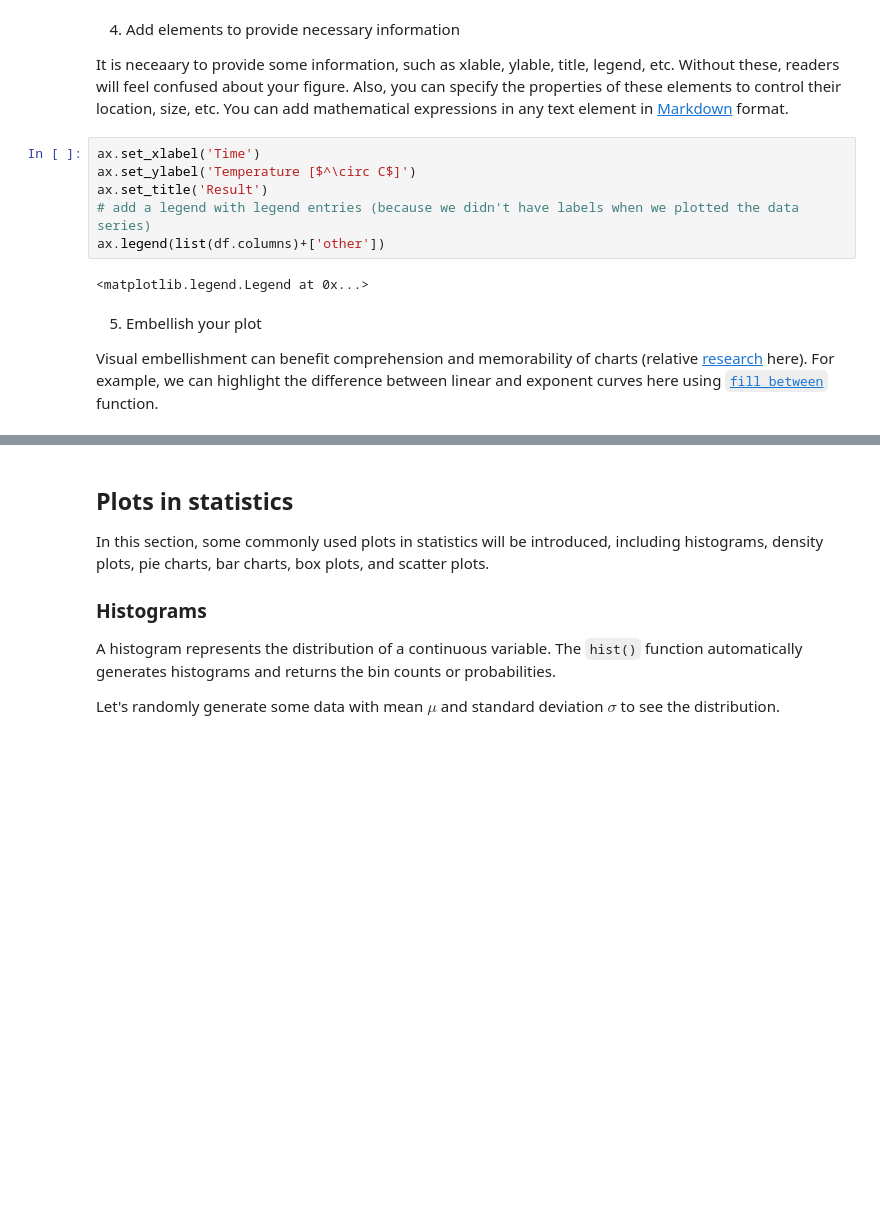
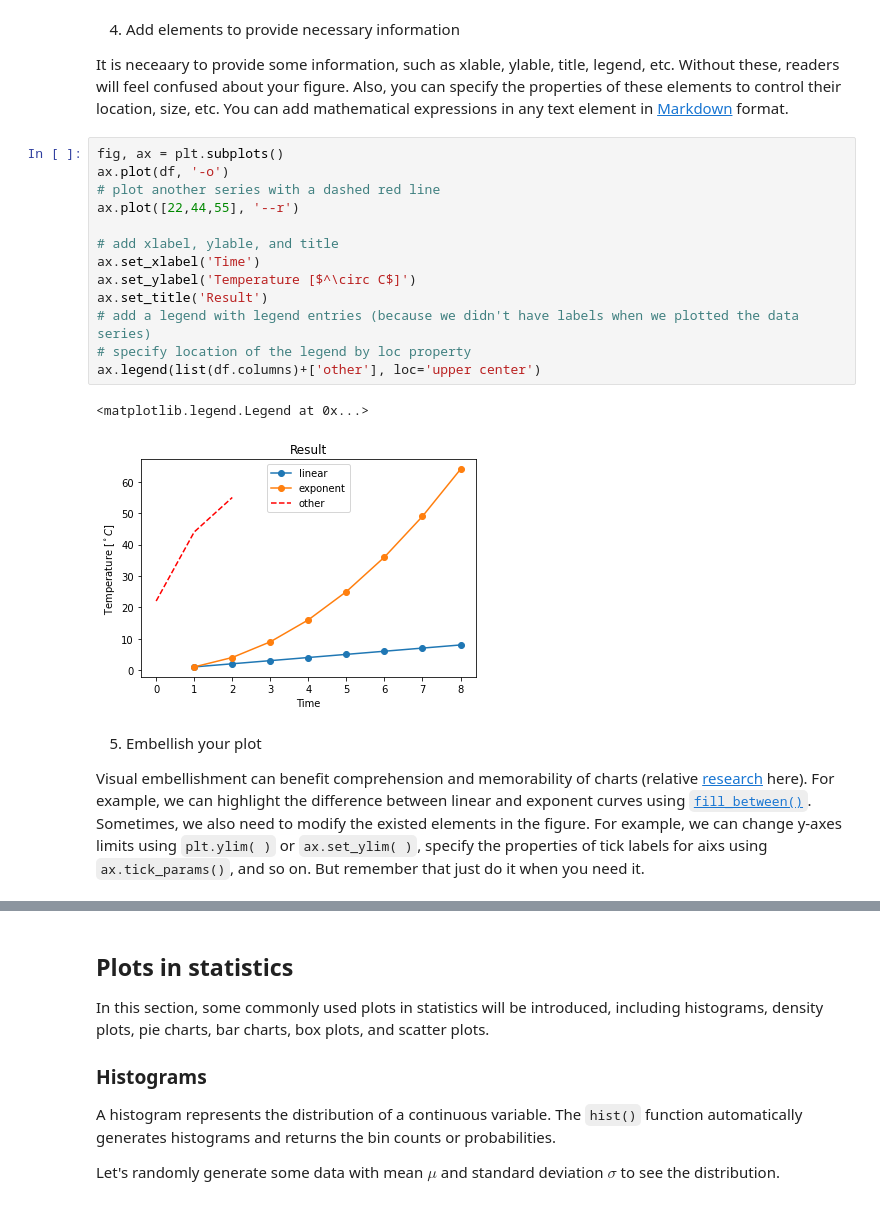
Before and after one commit to XiaogangHe/python-climate-visuals, a Jupyter notebook: chapters/data-visuals/matplotlib-basic.ipynb, the cells around one changed output, grey strips where cells are left out. Saved outputs shown, nothing was run; the diff lists cells and outputs as text; blank space fills up the shorter version.

```diff
--- a/chapters/data-visuals/matplotlib-basic.ipynb
+++ b/chapters/data-visuals/matplotlib-basic.ipynb
@@ -201,15 +190,23 @@ ax.plot([22,44,55], '--r')
 It is neceaary to provide some information, such as xlable, ylable, title, legend, etc. Without these, readers will feel confused about your figure.
 Also, you can specify the properties of these elements to control their location, size, etc. You can add mathematical expressions in any text element in [Markdown](https://www.markdownguide.org/) format.
 # %%
+fig, ax = plt.subplots()
+ax.plot(df, '-o')
+# plot another series with a dashed red line
+ax.plot([22,44,55], '--r')
+
+# add xlabel, ylable, and title
 ax.set_xlabel('Time')
 ax.set_ylabel('Temperature [$^\circ C$]')
 ax.set_title('Result')
 # add a legend with legend entries (because we didn't have labels when we plotted the data series)
-ax.legend(list(df.columns)+['other'])
+# specify location of the legend by loc property
+ax.legend(list(df.columns)+['other'], loc='upper center')
 # %% [output]
 <matplotlib.legend.Legend at 0x...>
+[figure, added]
 # %% [markdown]
 5. Embellish your plot
 
-Visual embellishment can benefit comprehension and memorability of charts (relative [research](https://www.researchgate.net/publication/221517808_Useful_Junk_The_effects_of_visual_embellishment_on_comprehension_and_memorability_of_charts) here). For example, we can highlight the difference between linear and exponent curves here using [`fill_between`](https://matplotlib.org/stable/api/_as_gen/matplotlib.pyplot.fill_between.html) function.
+Visual embellishment can benefit comprehension and memorability of charts (relative [research](https://www.researchgate.net/publication/221517808_Useful_Junk_The_effects_of_visual_embellishment_on_comprehension_and_memorability_of_charts) here). For example, we can highlight the difference between linear and exponent curves using [`fill_between()`](https://matplotlib.org/stable/api/_as_gen/matplotlib.pyplot.fill_between.html). Sometimes, we also need to modify the existed elements in the figure. For example, we can change y-axes limits using `plt.ylim( )` or `ax.set_ylim( )`, specify the properties of tick labels for aixs using `ax.tick_params()`, and so on. But remember that just do it when you need it.
 # %%
```
Also changed, not shown: parts of 30 cells of this notebook.
